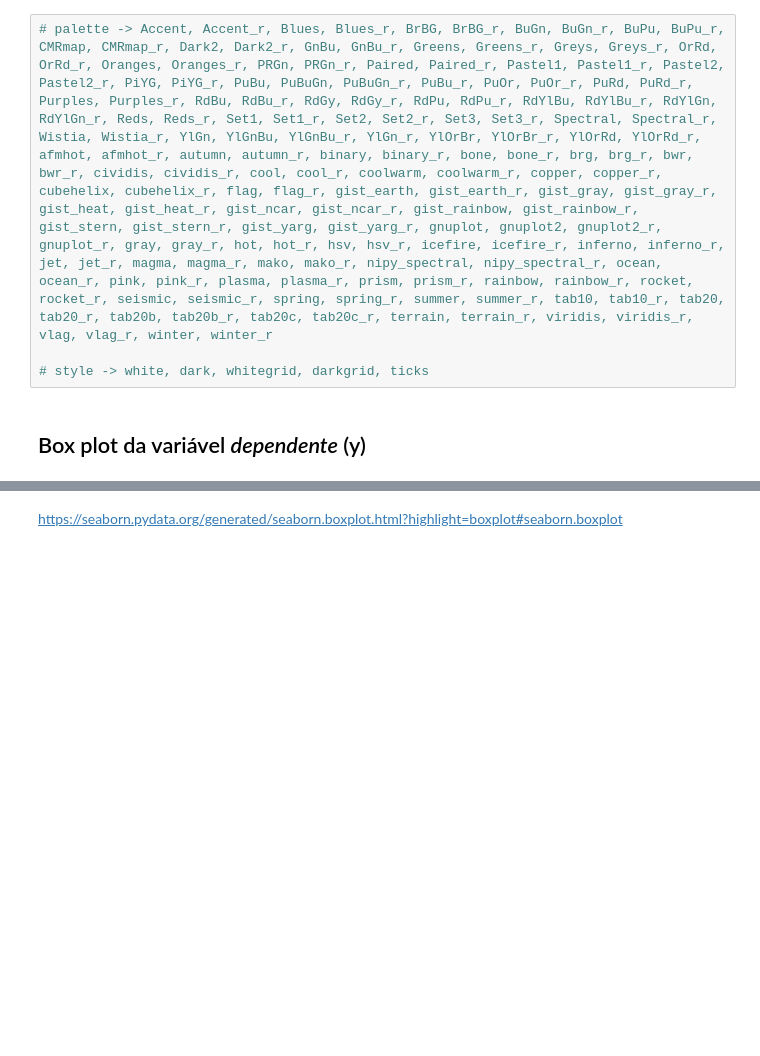
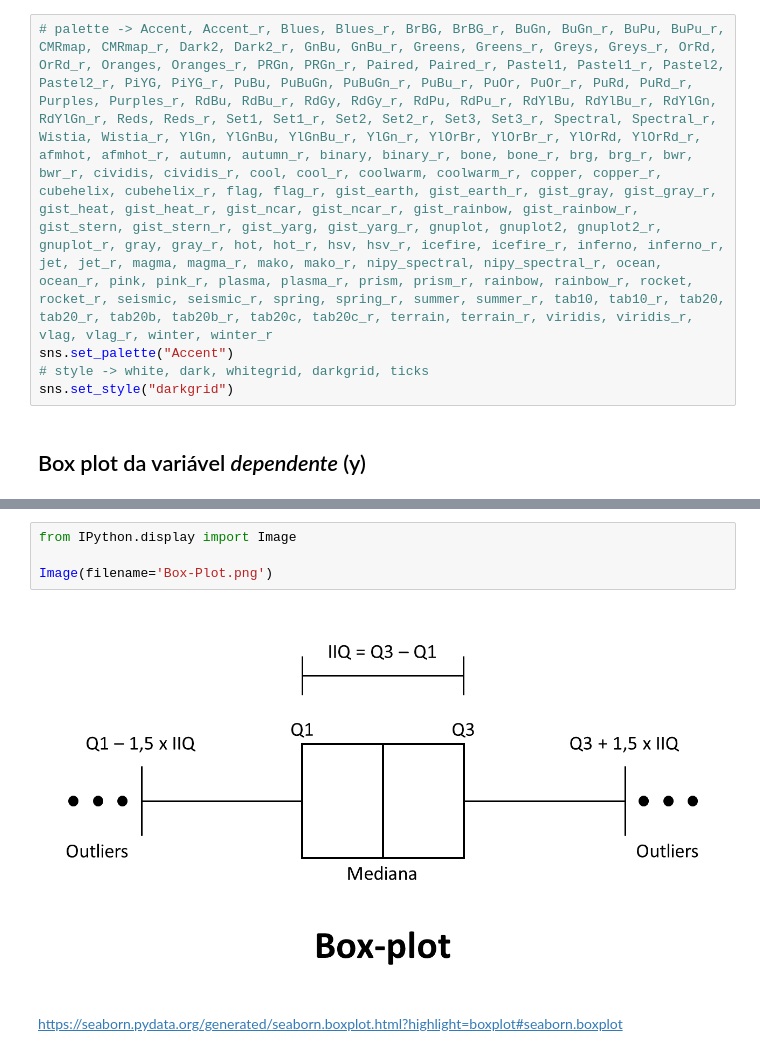
Before and after one commit to arthur-pulini/Estatistica_com_python_7, a Jupyter notebook: Regressão Linear.ipynb, the cells around one changed output, grey strips where cells are left out. Cells and saved outputs as stored; diff of their text form; blank space fills up the shorter version.

```diff
--- a/Regressão Linear.ipynb
+++ b/Regressão Linear.ipynb
@@ -88,7 +90,8 @@ https://seaborn.pydata.org/
 ## Configurações de formatação dos gráficos
 # %%
 # palette -> Accent, Accent_r, Blues, Blues_r, BrBG, BrBG_r, BuGn, BuGn_r, BuPu, BuPu_r, CMRmap, CMRmap_r, Dark2, Dark2_r, GnBu, GnBu_r, Greens, Greens_r, Greys, Greys_r, OrRd, OrRd_r, Oranges, Oranges_r, PRGn, PRGn_r, Paired, Paired_r, Pastel1, Pastel1_r, Pastel2, Pastel2_r, PiYG, PiYG_r, PuBu, PuBuGn, PuBuGn_r, PuBu_r, PuOr, PuOr_r, PuRd, PuRd_r, Purples, Purples_r, RdBu, RdBu_r, RdGy, RdGy_r, RdPu, RdPu_r, RdYlBu, RdYlBu_r, RdYlGn, RdYlGn_r, Reds, Reds_r, Set1, Set1_r, Set2, Set2_r, Set3, Set3_r, Spectral, Spectral_r, Wistia, Wistia_r, YlGn, YlGnBu, YlGnBu_r, YlGn_r, YlOrBr, YlOrBr_r, YlOrRd, YlOrRd_r, afmhot, afmhot_r, autumn, autumn_r, binary, binary_r, bone, bone_r, brg, brg_r, bwr, bwr_r, cividis, cividis_r, cool, cool_r, coolwarm, coolwarm_r, copper, copper_r, cubehelix, cubehelix_r, flag, flag_r, gist_earth, gist_earth_r, gist_gray, gist_gray_r, gist_heat, gist_heat_r, gist_ncar, gist_ncar_r, gist_rainbow, gist_rainbow_r, gist_stern, gist_stern_r, gist_yarg, gist_yarg_r, gnuplot, gnuplot2, gnuplot2_r, gnuplot_r, gray, gray_r, hot, hot_r, hsv, hsv_r, icefire, icefire_r, inferno, inferno_r, jet, jet_r, magma, magma_r, mako, mako_r, nipy_spectral, nipy_spectral_r, ocean, ocean_r, pink, pink_r, plasma, plasma_r, prism, prism_r, rainbow, rainbow_r, rocket, rocket_r, seismic, seismic_r, spring, spring_r, summer, summer_r, tab10, tab10_r, tab20, tab20_r, tab20b, tab20b_r, tab20c, tab20c_r, terrain, terrain_r, viridis, viridis_r, vlag, vlag_r, winter, winter_r
-
+sns.set_palette("Accent")
 # style -> white, dark, whitegrid, darkgrid, ticks
+sns.set_style("darkgrid")
 # %% [markdown]
 ## Box plot da variável *dependente* (y)
@@ -97,3 +98,9 @@ https://seaborn.pydata.org/
+# %%
+from IPython.display import Image
+
+Image(filename='Box-Plot.png')
+# %% [output]
+[figure, added]
 # %% [markdown]
 https://seaborn.pydata.org/generated/seaborn.boxplot.html?highlight=boxplot#seaborn.boxplot
 # %%
```
Also changed, not shown: parts of 3 cells of this notebook.
